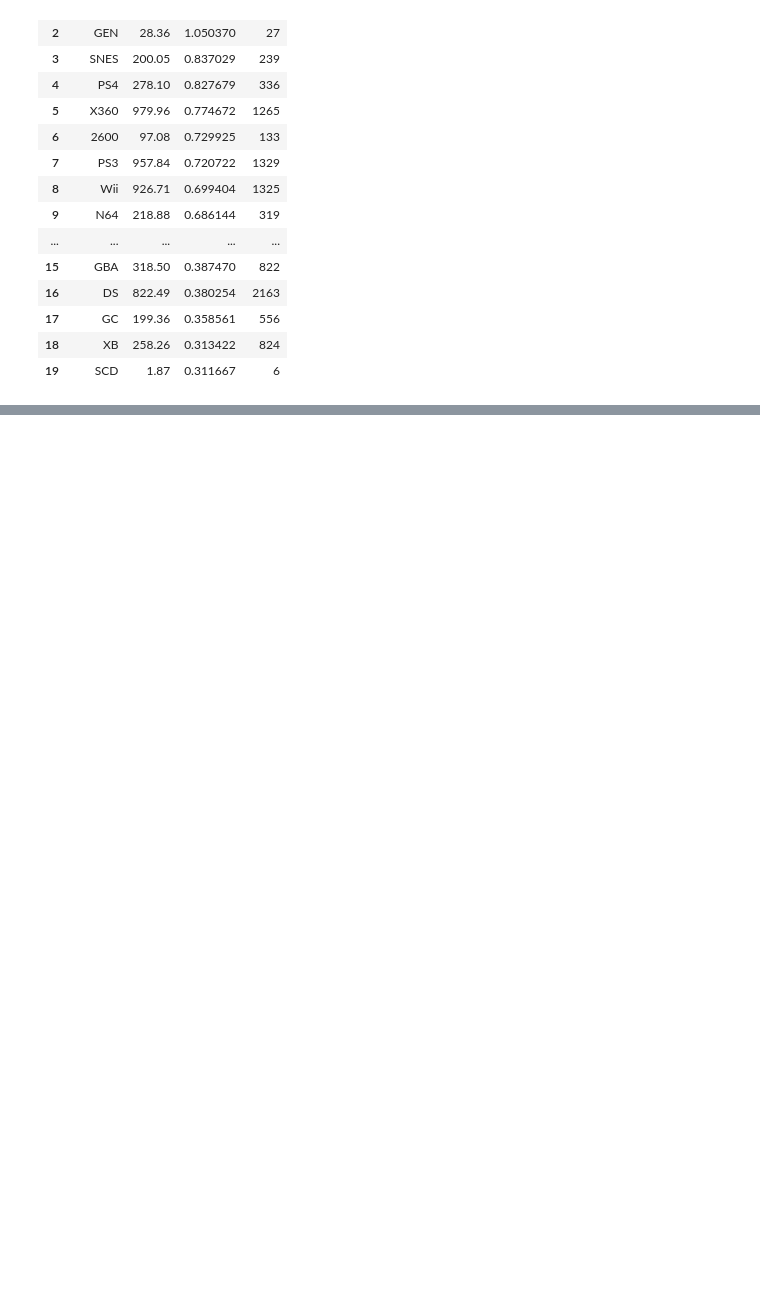
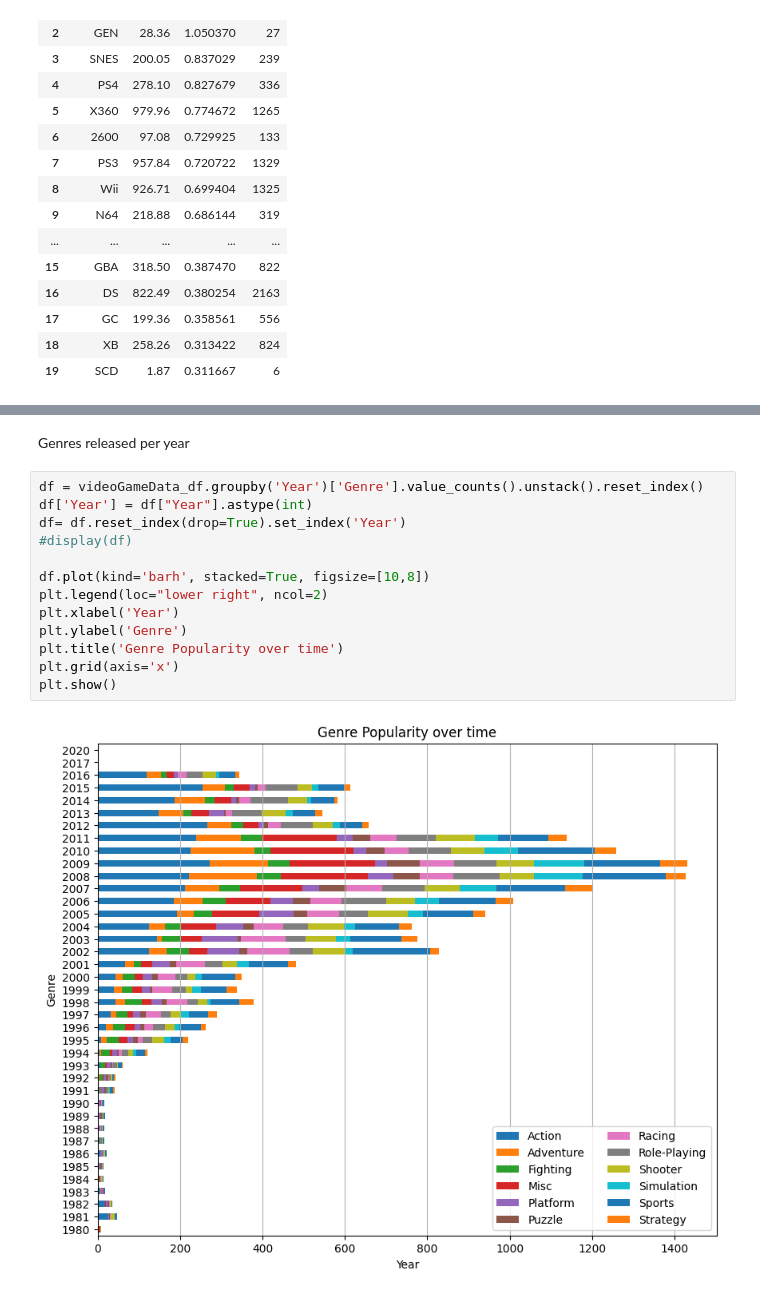
Before and after one commit to bdatye/VideoGameSalesTrends, a Jupyter notebook: VideoGamesSalesTrends.ipynb, the cells around one changed output, grey strips where cells are left out. Saved outputs shown, nothing was run; the diff lists cells and outputs as text; blank space fills up the shorter version.

Commit message:
Added stacked bar chart for genres released per year

```diff
--- a/VideoGamesSalesTrends.ipynb
+++ b/VideoGamesSalesTrends.ipynb
@@ -482,0 +500,17 @@ Platform sorted by mean
+# %% [markdown]
+Genres released per year
+# %%
+df = videoGameData_df.groupby('Year')['Genre'].value_counts().unstack().reset_index()
+df['Year'] = df["Year"].astype(int)
+df= df.reset_index(drop=True).set_index('Year')
+#display(df)
+
+df.plot(kind='barh', stacked=True, figsize=[10,8])
+plt.legend(loc="lower right", ncol=2)
+plt.xlabel('Year')
+plt.ylabel('Genre')
+plt.title('Genre Popularity over time')
+plt.grid(axis='x')
+plt.show()
+# %% [output]
+[figure, added]
```
Also changed, not shown: parts of 2 cells of this notebook.
